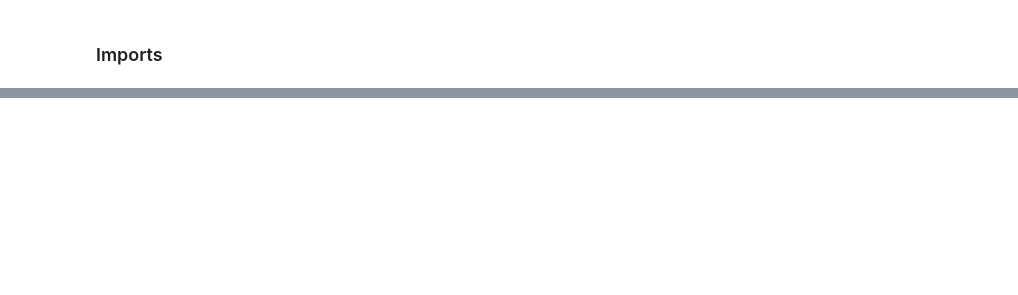
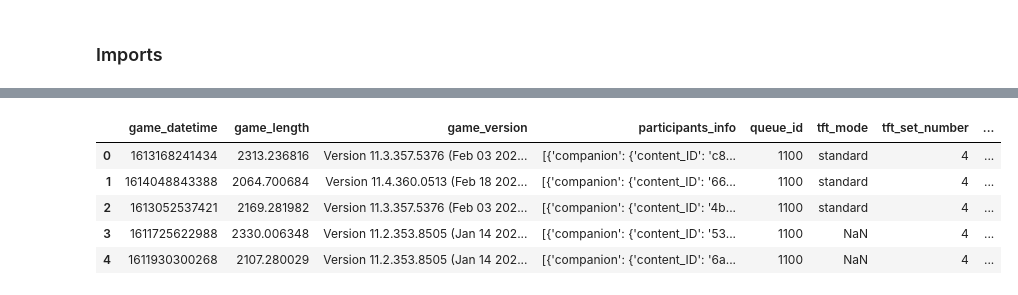
Before and after one commit to hilsts/BSW_TFT, a Jupyter notebook: EDA.ipynb, the cells around one changed output, grey strips where cells are left out. Cells and saved outputs as stored; diff of their text form; code cells hidden in the pictures; blank space fills up the shorter version.

```diff
--- a/EDA.ipynb
+++ b/EDA.ipynb
@@ -56,0 +6,4 @@ for i in l[:2]:
+# %%
+f = open('data/raw_matchdata.txt', 'r')
+
+data = f.read().split('\n')
@@ -56,0 +32,16 @@ for i in l[:2]:
+# %%
+info_list = [ast.literal_eval(match)['info'] for match in data]
+metadata_list = [ast.literal_eval(match)['metadata'] for match in data]
+info_df = pd.DataFrame(info_list)
+metadata_df = pd.DataFrame(metadata_list)
+
+match_df = pd.merge(info_df, metadata_df, left_index=True, right_index=True, how='inner',
+                  suffixes=('_info', '_metadata'))
+match_df.head()
+# %% [output]
+|  | game_datetime | game_length | game_version | participants_info | queue_id | tft_mode | tft_set_number | ... |
+| 0 | 1613168241434 | 2313.236816 | Version 11.3.357.5376 (Feb 03 202... | [{'companion': {'content_ID': 'c8... | 1100 | standard | 4 | ... |
+| 1 | 1614048843388 | 2064.700684 | Version 11.4.360.0513 (Feb 18 202... | [{'companion': {'content_ID': '66... | 1100 | standard | 4 | ... |
+| 2 | 1613052537421 | 2169.281982 | Version 11.3.357.5376 (Feb 03 202... | [{'companion': {'content_ID': '4b... | 1100 | standard | 4 | ... |
+| 3 | 1611725622988 | 2330.006348 | Version 11.2.353.8505 (Jan 14 202... | [{'companion': {'content_ID': '53... | 1100 | NaN | 4 | ... |
+| 4 | 1611930300268 | 2107.280029 | Version 11.2.353.8505 (Jan 14 202... | [{'companion': {'content_ID': '6a... | 1100 | NaN | 4 | ... |
```
Also changed, not shown: parts of 19 cells of this notebook, 2 other files.
